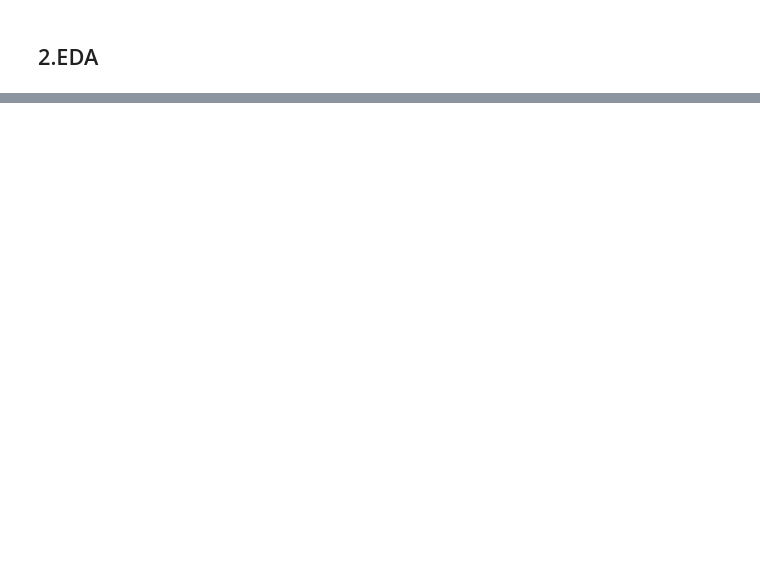
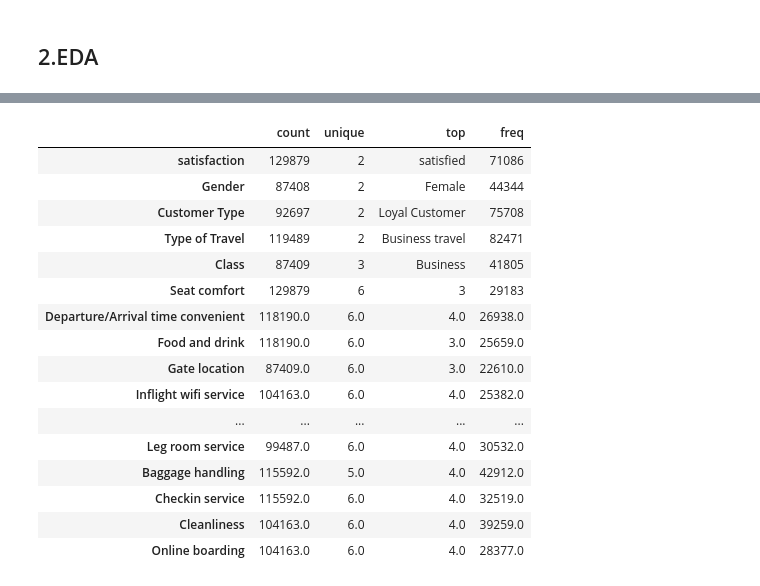
Before and after one commit to Ironhack-Data-Madrid-PartTime-May22/apuntes_clases, a Jupyter notebook: semana-16/encoding/preprocesamiento.ipynb, the cells around one changed output, grey strips where cells are left out. Cells and saved outputs as stored; diff of their text form; code cells hidden in the pictures; blank space fills up the shorter version.

```diff
--- a/semana-16/encoding/preprocesamiento.ipynb
+++ b/semana-16/encoding/preprocesamiento.ipynb
@@ -98,0 +172,22 @@ df.head()
+# %%
+# exploramos variables categóricas
+
+df.describe(include  = ["object","category"]).T
+# %% [output]
+|  | count | unique | top | freq |
+| satisfaction | 129879 | 2 | satisfied | 71086 |
+| Gender | 87408 | 2 | Female | 44344 |
+| Customer Type | 92697 | 2 | Loyal Customer | 75708 |
+| Type of Travel | 119489 | 2 | Business travel | 82471 |
+| Class | 87409 | 3 | Business | 41805 |
+| Seat comfort | 129879 | 6 | 3 | 29183 |
+| Departure/Arrival time convenient | 118190.0 | 6.0 | 4.0 | 26938.0 |
+| Food and drink | 118190.0 | 6.0 | 3.0 | 25659.0 |
+| Gate location | 87409.0 | 6.0 | 3.0 | 22610.0 |
+| Inflight wifi service | 104163.0 | 6.0 | 4.0 | 25382.0 |
+| ... | ... | ... | ... | ... |
+| Leg room service | 99487.0 | 6.0 | 4.0 | 30532.0 |
+| Baggage handling | 115592.0 | 5.0 | 4.0 | 42912.0 |
+| Checkin service | 115592.0 | 6.0 | 4.0 | 32519.0 |
+| Cleanliness | 104163.0 | 6.0 | 4.0 | 39259.0 |
+| Online boarding | 104163.0 | 6.0 | 4.0 | 28377.0 |
```
Also changed, not shown: parts of 28 cells of this notebook, 2 other files.
